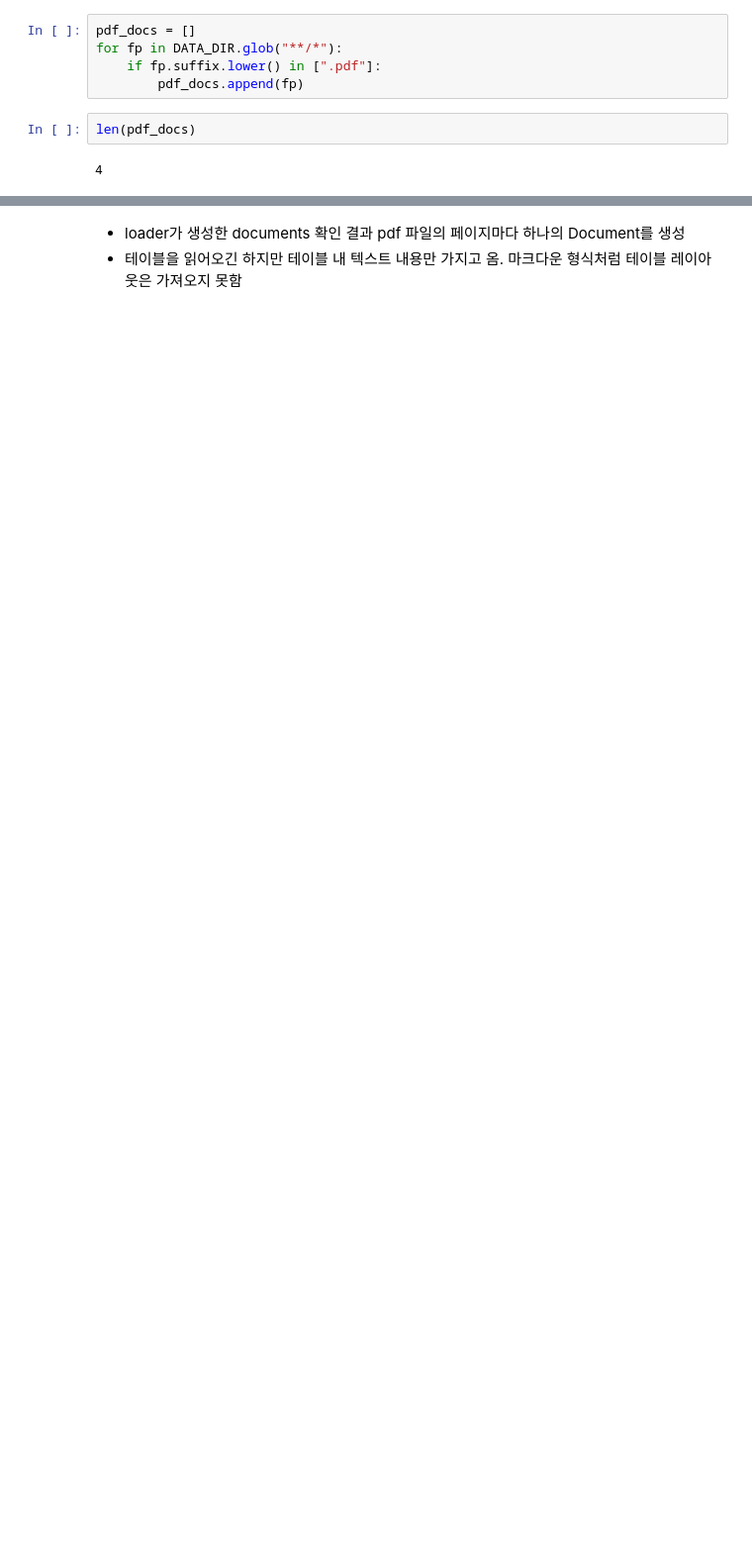
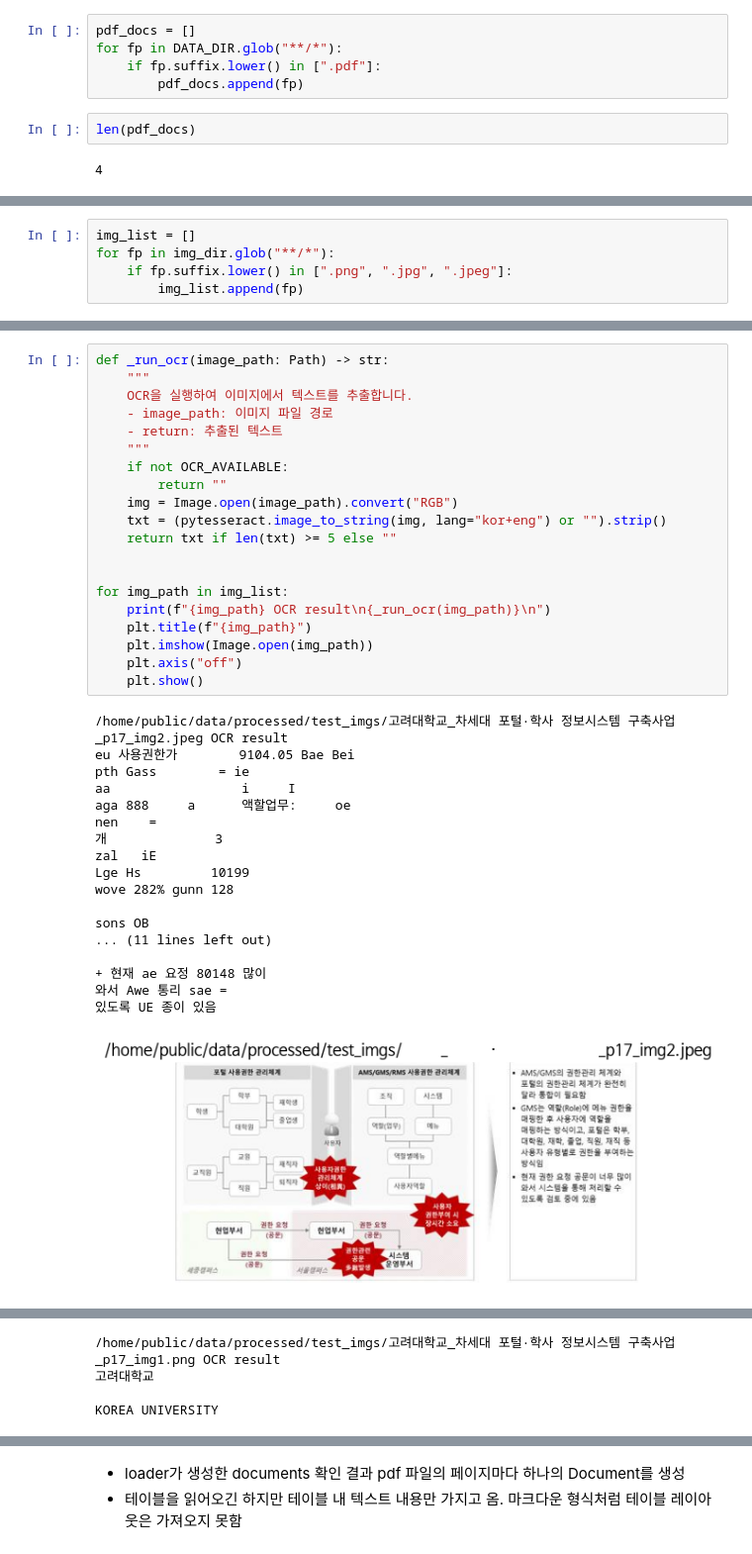
Before and after one commit to charls1114/Codeit_RAG_Project, a Jupyter notebook: notebooks/exploration.ipynb, the cells around one changed output, grey strips where cells are left out. Shown at 99% size. Cells and saved outputs as stored; diff of their text form; blank space fills up the shorter version.

```diff
--- a/notebooks/exploration.ipynb
+++ b/notebooks/exploration.ipynb
@@ -159,0 +358,5 @@ len(pdf_docs)
+# %%
+img_list = []
+for fp in img_dir.glob("**/*"):
+    if fp.suffix.lower() in [".png", ".jpg", ".jpeg"]:
+        img_list.append(fp)
@@ -159,0 +365,39 @@ len(pdf_docs)
+# %%
+def _run_ocr(image_path: Path) -> str:
+    """
+    OCR을 실행하여 이미지에서 텍스트를 추출합니다.
+    - image_path: 이미지 파일 경로
+    - return: 추출된 텍스트
+    """
+    if not OCR_AVAILABLE:
+        return ""
+    img = Image.open(image_path).convert("RGB")
+    txt = (pytesseract.image_to_string(img, lang="kor+eng") or "").strip()
+    return txt if len(txt) >= 5 else ""
+
+
+for img_path in img_list:
+    print(f"{img_path} OCR result\n{_run_ocr(img_path)}\n")
+    plt.title(f"{img_path}")
+    plt.imshow(Image.open(img_path))
+    plt.axis("off")
+    plt.show()
+# %% [output]
+/home/public/data/processed/test_imgs/고려대학교_차세대 포털·학사 정보시스템 구축사업_p17_img2.jpeg OCR result
+eu 사용권한가        9104.05 Bae Bei
+pth Gass        = ie
+aa                 i     I
+aga 888     a      액할업무:     oe
+nen    =
+개              3
+zal   iE
+Lge Hs         10199
+wove 282% gunn 128
+
+sons OB
+... (11 lines left out)
+
++ 현재 ae 요정 80148 많이
+와서 Awe 통리 sae =
+있도록 UE 종이 있음
+[figure, added]
@@ -159,0 +422,4 @@ len(pdf_docs)
+/home/public/data/processed/test_imgs/고려대학교_차세대 포털·학사 정보시스템 구축사업_p17_img1.png OCR result
+고려대학교
+
+KOREA UNIVERSITY
```
Also changed, not shown: parts of 36 cells of this notebook.
